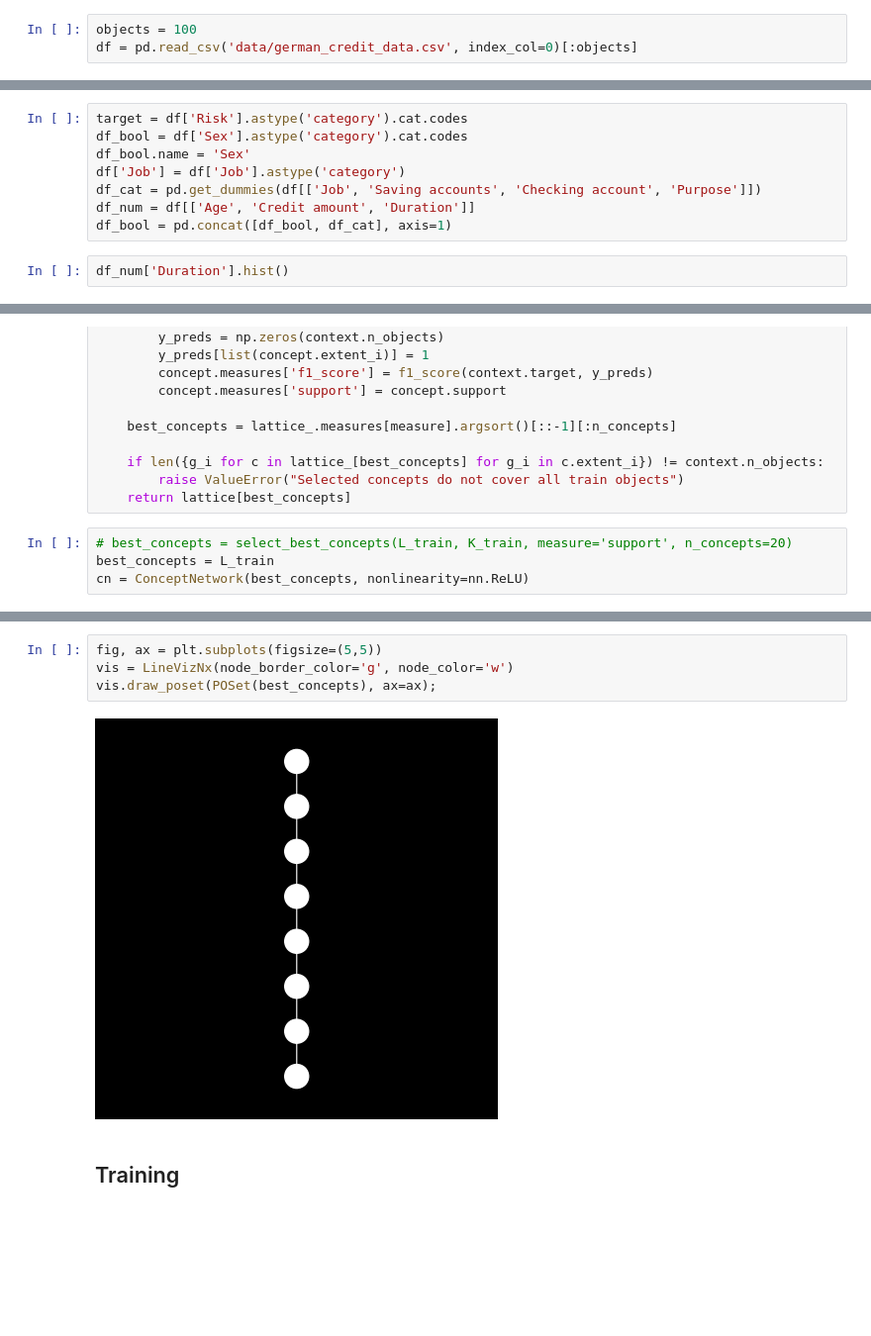
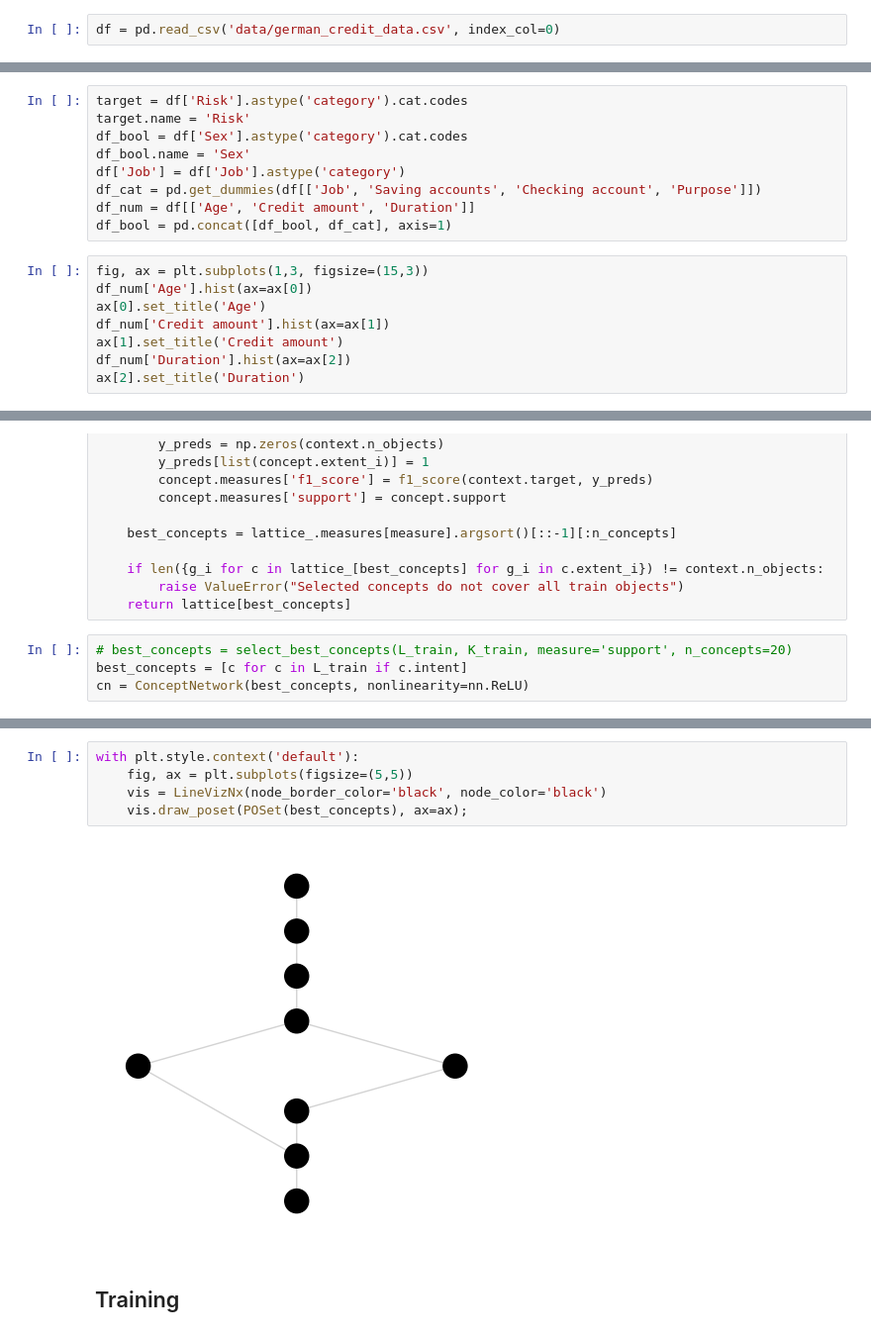
Before and after one commit to yuasosnin/neural-fca, a Jupyter notebook: main.ipynb, the cells around one changed output, grey strips where cells are left out. Shown at 99% size. Drawn from its saved outputs; the diff is of its cells as text; blank space fills up the shorter version.

```diff
--- a/main.ipynb
+++ b/main.ipynb
@@ -16,5 +16,4 @@ from sklearn.metrics import f1_score, accuracy_score
 # %% [markdown]
 classic credit scoring binary classification dataset. downloaded from https://www.kaggle.com/datasets/uciml/german-credit
 # %%
-objects = 100
-df = pd.read_csv('data/german_credit_data.csv', index_col=0)[:objects]
+df = pd.read_csv('data/german_credit_data.csv', index_col=0)
@@ -21,5 +24,6 @@ df = pd.read_csv('data/german_credit_data.csv', index_col=0)[:objects]
 # %%
 target = df['Risk'].astype('category').cat.codes
+target.name = 'Risk'
 df_bool = df['Sex'].astype('category').cat.codes
 df_bool.name = 'Sex'
 df['Job'] = df['Job'].astype('category')
@@ -27,5 +31,11 @@ df_cat = pd.get_dummies(df[['Job', 'Saving accounts', 'Checking account', 'Purpo
 df_num = df[['Age', 'Credit amount', 'Duration']]
 df_bool = pd.concat([df_bool, df_cat], axis=1)
 # %%
-df_num['Duration'].hist()
+fig, ax = plt.subplots(1,3, figsize=(15,3))
+df_num['Age'].hist(ax=ax[0])
+ax[0].set_title('Age')
+df_num['Credit amount'].hist(ax=ax[1])
+ax[1].set_title('Credit amount')
+df_num['Duration'].hist(ax=ax[2])
+ax[2].set_title('Duration')
 # %% [output]
@@ -77,7 +96,7 @@ def select_best_concepts(lattice, context, measure='f1_score', n_concepts=10):
     return lattice[best_concepts]
 # %%
 # best_concepts = select_best_concepts(L_train, K_train, measure='support', n_concepts=20)
-best_concepts = L_train
+best_concepts = [c for c in L_train if c.intent]
 cn = ConceptNetwork(best_concepts, nonlinearity=nn.ReLU)
 # %%
 fig = plt.figure(figsize=(20,7))
@@ -87,9 +106,10 @@ cn.plot_network(edge_cmap=plt.cm.Purples, node_color='w', edgecolors='black', wi
 # %%
-fig, ax = plt.subplots(figsize=(5,5))
-vis = LineVizNx(node_border_color='g', node_color='w')
-vis.draw_poset(POSet(best_concepts), ax=ax);
+with plt.style.context('default'):
+    fig, ax = plt.subplots(figsize=(5,5))
+    vis = LineVizNx(node_border_color='black', node_color='black')
+    vis.draw_poset(POSet(best_concepts), ax=ax);
 # %% [output]
-[figure, old version]
+[figure, new version]
 # %% [markdown]
 ## Training
 # %%
```
Also changed, not shown: parts of 23 cells of this notebook, 4 other files.
